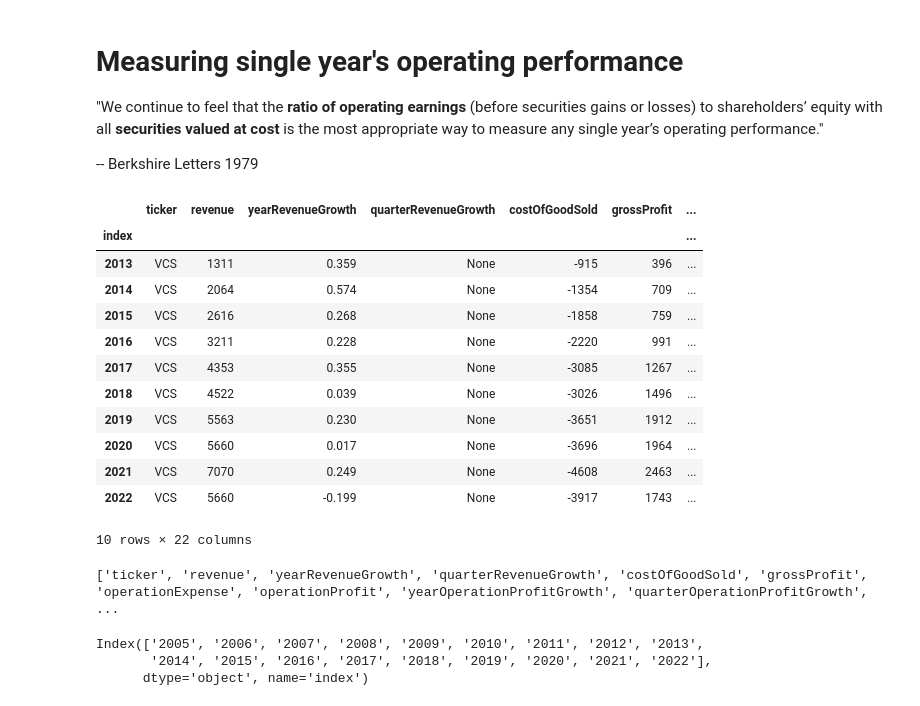
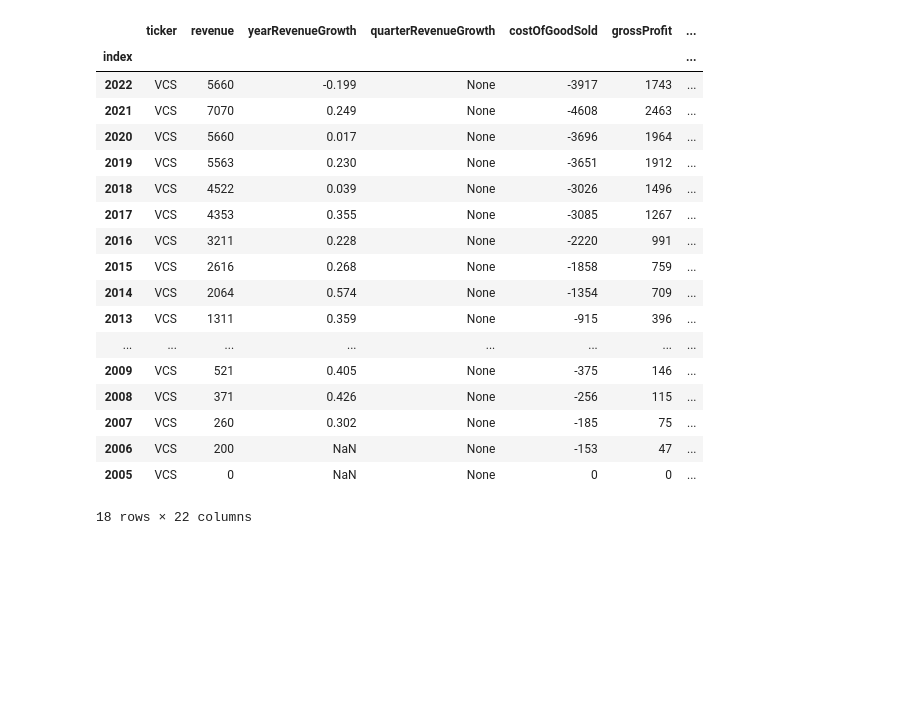
Before and after one commit to quang-g/VNStock-Analysis, a Jupyter notebook: VCS.ipynb, the cells around one changed output. Saved outputs shown, nothing was run; the diff lists cells and outputs as text; code cells hidden in the pictures; blank space fills up the shorter version.

```diff
--- a/VCS.ipynb
+++ b/VCS.ipynb
@@ -2,4 +2,28 @@
 # pip install git+https://github.com/thinh-vu/vnstock.git@main
 # %%
 from vnstock import *
+# %%
+#As WB always talked about operating earnings first, we will have a look at it
+income_statement = financial_flow(symbol='VCS',report_type='incomestatement',report_range='yearly')
+income_statement
+# %% [output]
+|  | ticker | revenue | yearRevenueGrowth | quarterRevenueGrowth | costOfGoodSold | grossProfit | ... |
+| index |  |  |  |  |  |  | ... |
+| 2022 | VCS | 5660 | -0.199 | None | -3917 | 1743 | ... |
+| 2021 | VCS | 7070 | 0.249 | None | -4608 | 2463 | ... |
+| 2020 | VCS | 5660 | 0.017 | None | -3696 | 1964 | ... |
+| 2019 | VCS | 5563 | 0.230 | None | -3651 | 1912 | ... |
+| 2018 | VCS | 4522 | 0.039 | None | -3026 | 1496 | ... |
+| 2017 | VCS | 4353 | 0.355 | None | -3085 | 1267 | ... |
+| 2016 | VCS | 3211 | 0.228 | None | -2220 | 991 | ... |
+| 2015 | VCS | 2616 | 0.268 | None | -1858 | 759 | ... |
+| 2014 | VCS | 2064 | 0.574 | None | -1354 | 709 | ... |
+| 2013 | VCS | 1311 | 0.359 | None | -915 | 396 | ... |
+| ... | ... | ... | ... | ... | ... | ... | ... |
+| 2009 | VCS | 521 | 0.405 | None | -375 | 146 | ... |
+| 2008 | VCS | 371 | 0.426 | None | -256 | 115 | ... |
+| 2007 | VCS | 260 | 0.302 | None | -185 | 75 | ... |
+| 2006 | VCS | 200 | NaN | None | -153 | 47 | ... |
+| 2005 | VCS | 0 | NaN | None | 0 | 0 | ... |
+18 rows × 22 columns
 # %%
@@ -10,35 +30,0 @@ import seaborn as sns
-# %% [markdown]
-# Measuring single year's operating performance
-"We continue to feel that the **ratio of operating earnings** (before securities gains or losses) to shareholders’ equity
-with all **securities valued at cost** is the most appropriate way to measure any single year’s operating performance."
-
--- Berkshire Letters 1979
-# %%
-IncomeStatement = financial_flow(symbol='VCS', report_type='incomestatement', report_range='yearly')
-IncomeStatement = IncomeStatement.sort_index()
-IncomeStatement.tail(10)
-# %% [output]
-|  | ticker | revenue | yearRevenueGrowth | quarterRevenueGrowth | costOfGoodSold | grossProfit | ... |
-| index |  |  |  |  |  |  | ... |
-| 2013 | VCS | 1311 | 0.359 | None | -915 | 396 | ... |
-| 2014 | VCS | 2064 | 0.574 | None | -1354 | 709 | ... |
-| 2015 | VCS | 2616 | 0.268 | None | -1858 | 759 | ... |
-| 2016 | VCS | 3211 | 0.228 | None | -2220 | 991 | ... |
-| 2017 | VCS | 4353 | 0.355 | None | -3085 | 1267 | ... |
-| 2018 | VCS | 4522 | 0.039 | None | -3026 | 1496 | ... |
-| 2019 | VCS | 5563 | 0.230 | None | -3651 | 1912 | ... |
-| 2020 | VCS | 5660 | 0.017 | None | -3696 | 1964 | ... |
-| 2021 | VCS | 7070 | 0.249 | None | -4608 | 2463 | ... |
-| 2022 | VCS | 5660 | -0.199 | None | -3917 | 1743 | ... |
-10 rows × 22 columns
-# %%
-print(list(IncomeStatement.columns.values))
-# %% [output]
-['ticker', 'revenue', 'yearRevenueGrowth', 'quarterRevenueGrowth', 'costOfGoodSold', 'grossProfit', 'operationExpense', 'operationProfit', 'yearOperationProfitGrowth', 'quarterOperationProfitGrowth',  ...
-# %%
-x_axis = IncomeStatement.index.sort_values()
-x_axis
-# %% [output]
-Index(['2005', '2006', '2007', '2008', '2009', '2010', '2011', '2012', '2013',
-       '2014', '2015', '2016', '2017', '2018', '2019', '2020', '2021', '2022'],
-      dtype='object', name='index')
```
Also changed, not shown: parts of 13 cells of this notebook.
